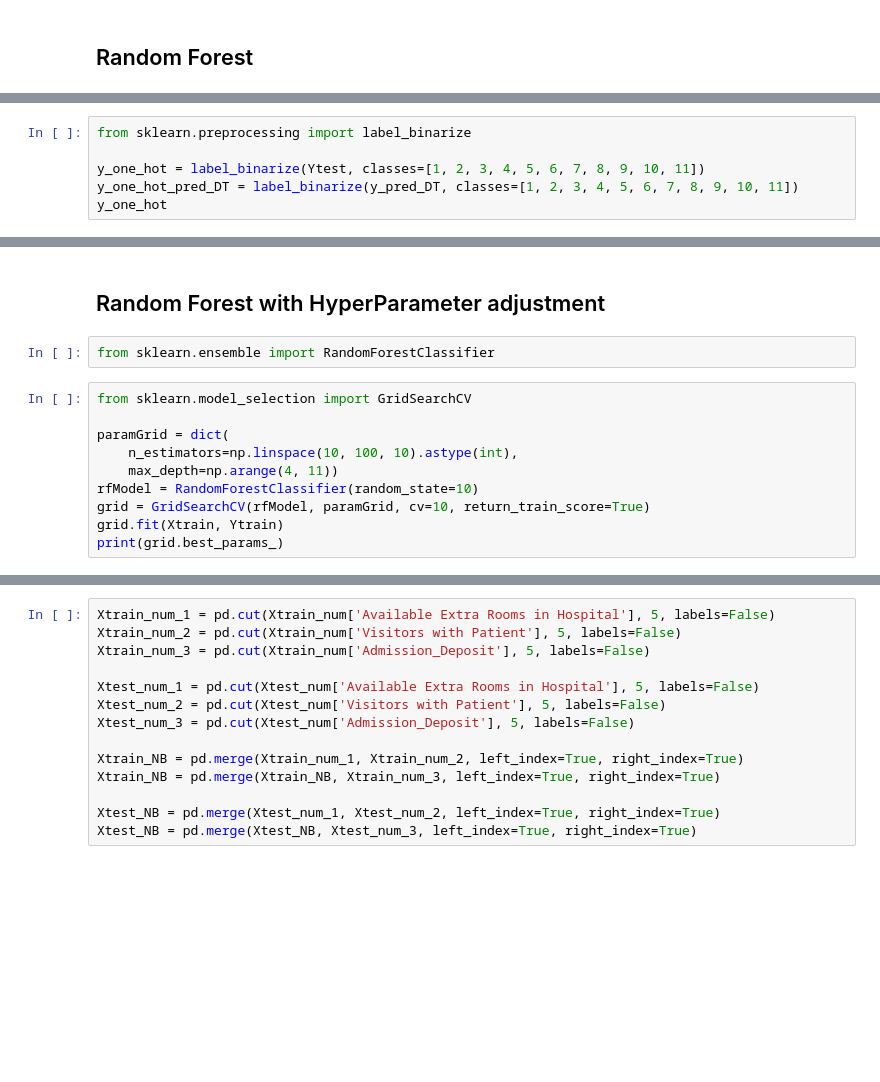
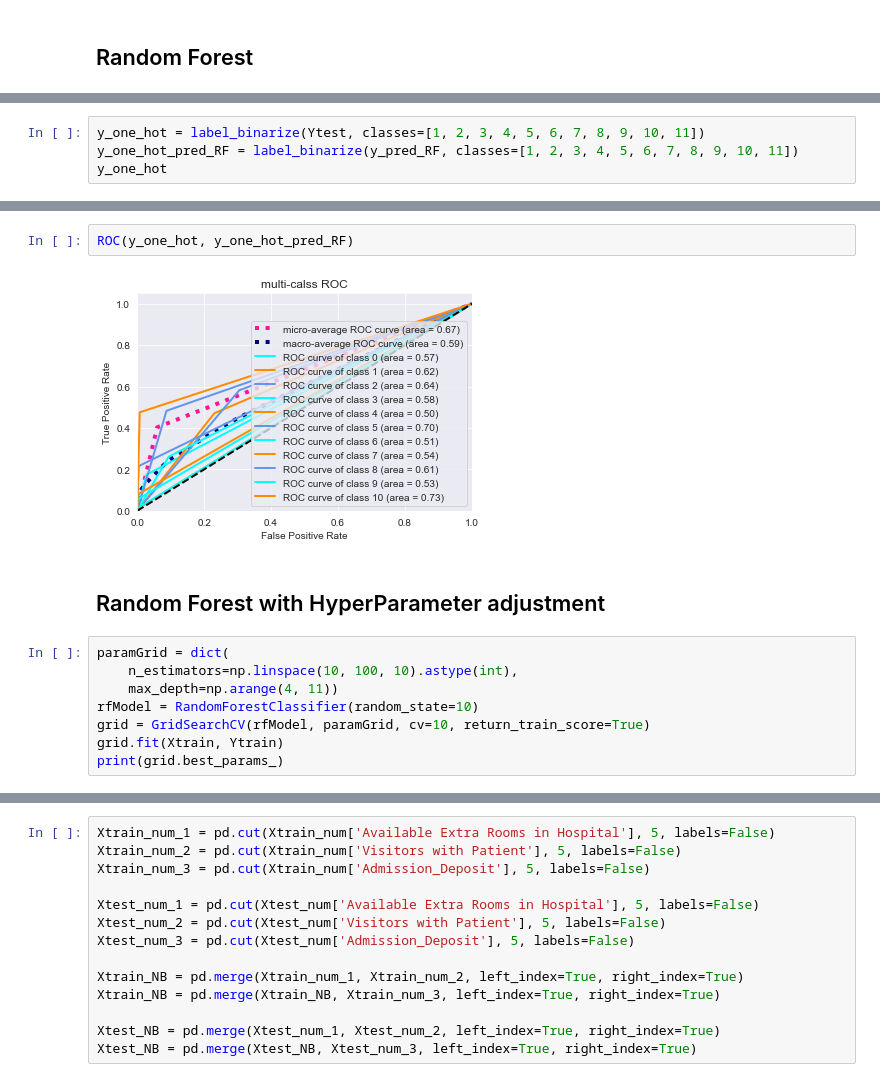
Before and after one commit to DIKLA2322/workspace, a Jupyter notebook: Healthcare_Management.ipynb, the cells around one changed output, grey strips where cells are left out. Drawn from its saved outputs; the diff is of its cells as text; blank space fills up the shorter version.

```diff
--- a/Healthcare_Management.ipynb
+++ b/Healthcare_Management.ipynb
@@ -498,6 +774,4 @@ print(classification_report(Ytest, y_pred_RF))
 # %%
-from sklearn.preprocessing import label_binarize
-
 y_one_hot = label_binarize(Ytest, classes=[1, 2, 3, 4, 5, 6, 7, 8, 9, 10, 11])
-y_one_hot_pred_DT = label_binarize(y_pred_DT, classes=[1, 2, 3, 4, 5, 6, 7, 8, 9, 10, 11])
+y_one_hot_pred_RF = label_binarize(y_pred_RF, classes=[1, 2, 3, 4, 5, 6, 7, 8, 9, 10, 11])
 y_one_hot
@@ -570,10 +793,10 @@ plt.show()
+# %%
+ROC(y_one_hot, y_one_hot_pred_RF)
+# %% [output]
+[figure, added]
 # %% [markdown]
 ## Random Forest with HyperParameter adjustment
-# %%
-from sklearn.ensemble import RandomForestClassifier
 # %%
-from sklearn.model_selection import GridSearchCV
-
 paramGrid = dict(
     n_estimators=np.linspace(10, 100, 10).astype(int),
     max_depth=np.arange(4, 11))
```
Also changed, not shown: parts of 141 cells of this notebook, 6 other files.
